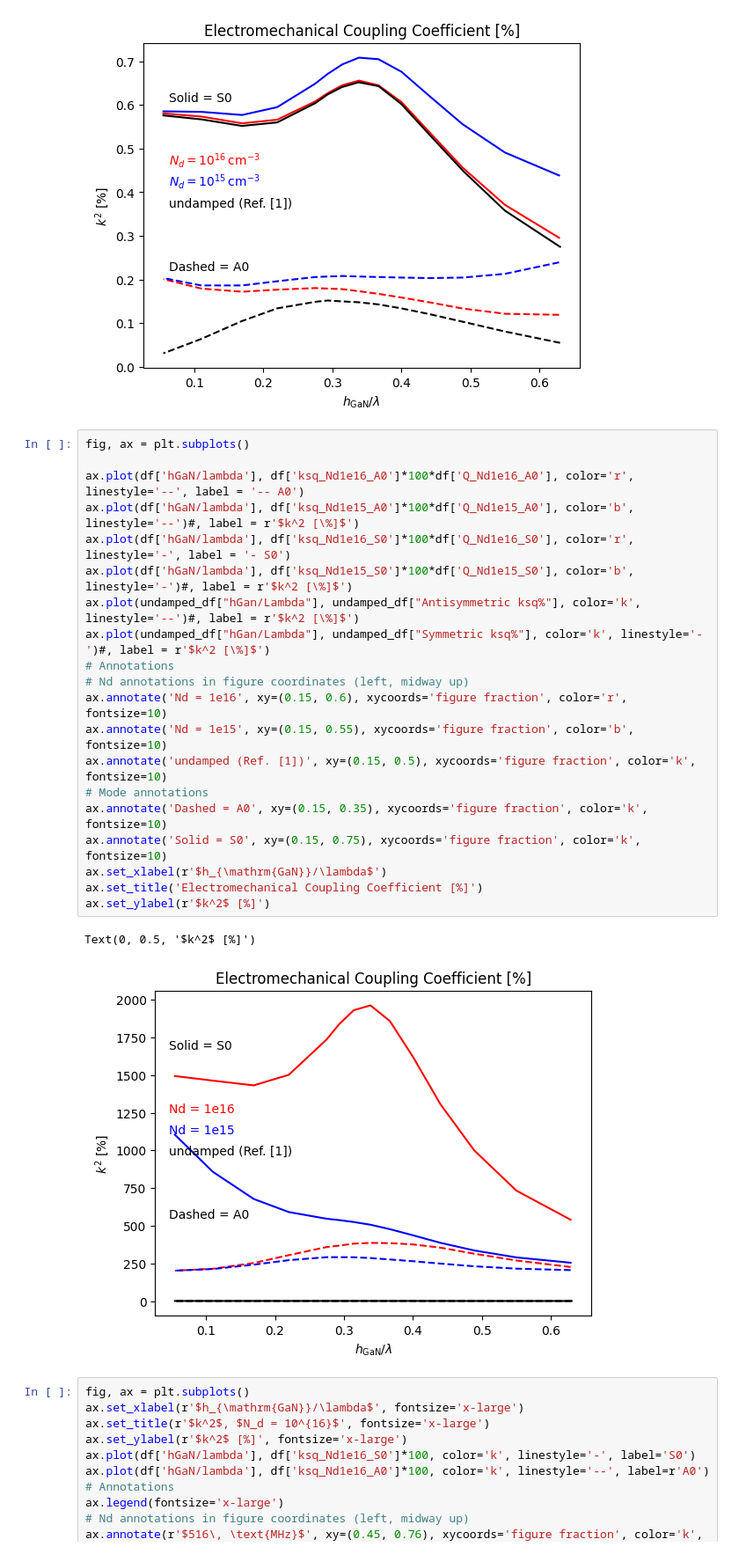
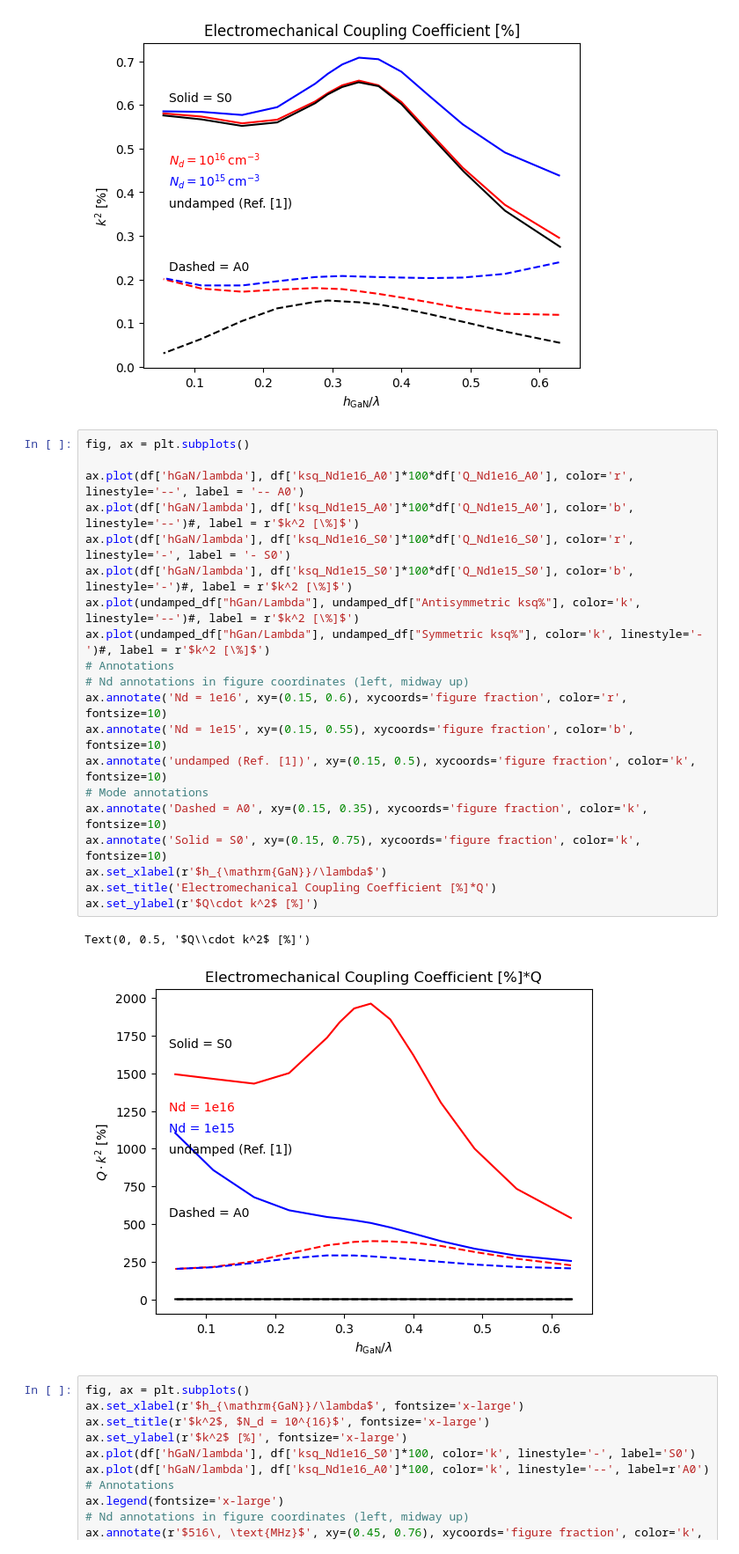
Before and after one commit to ninja-lab/Resonators, a Jupyter notebook: ComsolPlots.ipynb, the cells around one changed output. Shown at 88% size. Cells and saved outputs as stored; diff of their text form.

```diff
--- a/ComsolPlots.ipynb
+++ b/ComsolPlots.ipynb
@@ -69,26 +69,26 @@ Text(0, 0.5, '$k^2$ [%]')
 # %%
 fig, ax = plt.subplots()
 
 ax.plot(df['hGaN/lambda'], df['ksq_Nd1e16_A0']*100*df['Q_Nd1e16_A0'], color='r', linestyle='--', label = '-- A0')
 ax.plot(df['hGaN/lambda'], df['ksq_Nd1e15_A0']*100*df['Q_Nd1e15_A0'], color='b', linestyle='--')#, label = r'$k^2 [\%]$')
 ax.plot(df['hGaN/lambda'], df['ksq_Nd1e16_S0']*100*df['Q_Nd1e16_S0'], color='r', linestyle='-', label = '- S0')
 ax.plot(df['hGaN/lambda'], df['ksq_Nd1e15_S0']*100*df['Q_Nd1e15_S0'], color='b', linestyle='-')#, label = r'$k^2 [\%]$')
 ax.plot(undamped_df["hGan/Lambda"], undamped_df["Antisymmetric ksq%"], color='k', linestyle='--')#, label = r'$k^2 [\%]$')
 ax.plot(undamped_df["hGan/Lambda"], undamped_df["Symmetric ksq%"], color='k', linestyle='-')#, label = r'$k^2 [\%]$')
 # Annotations
 # Nd annotations in figure coordinates (left, midway up)
 ax.annotate('Nd = 1e16', xy=(0.15, 0.6), xycoords='figure fraction', color='r', fontsize=10)
 ax.annotate('Nd = 1e15', xy=(0.15, 0.55), xycoords='figure fraction', color='b', fontsize=10)
 ax.annotate('undamped (Ref. [1])', xy=(0.15, 0.5), xycoords='figure fraction', color='k', fontsize=10)
 # Mode annotations
 ax.annotate('Dashed = A0', xy=(0.15, 0.35), xycoords='figure fraction', color='k', fontsize=10)
 ax.annotate('Solid = S0', xy=(0.15, 0.75), xycoords='figure fraction', color='k', fontsize=10)
 ax.set_xlabel(r'$h_{\mathrm{GaN}}/\lambda$')
-ax.set_title('Electromechanical Coupling Coefficient [%]')
-ax.set_ylabel(r'$k^2$ [%]')
+ax.set_title('Electromechanical Coupling Coefficient [%]*Q')
+ax.set_ylabel(r'$Q\cdot k^2$ [%]')
 # %% [output]
-Text(0, 0.5, '$k^2$ [%]')
+Text(0, 0.5, '$Q\\cdot k^2$ [%]')
-[figure, old version]
+[figure, new version]
 # %%
 fig, ax = plt.subplots()
 ax.set_xlabel(r'$h_{\mathrm{GaN}}/\lambda$', fontsize='x-large')
```
Also changed, not shown: parts of 5 cells of this notebook, 18 other files.
